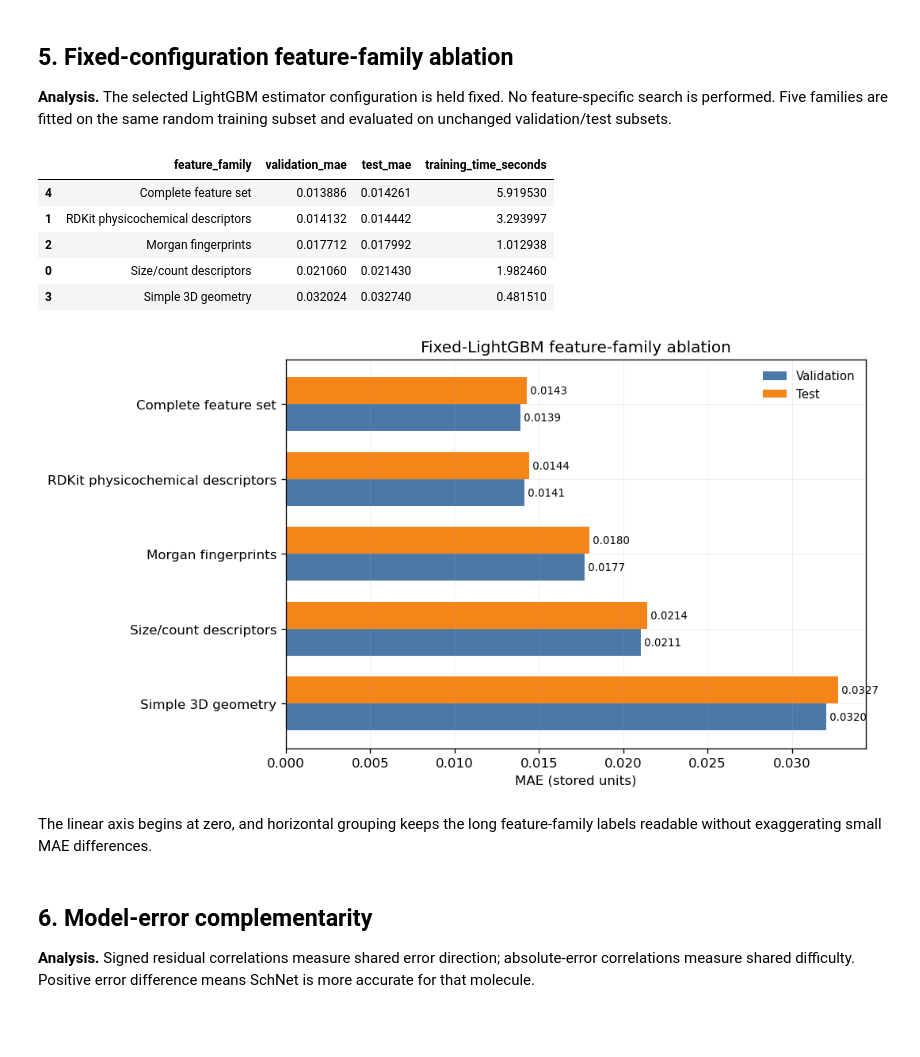
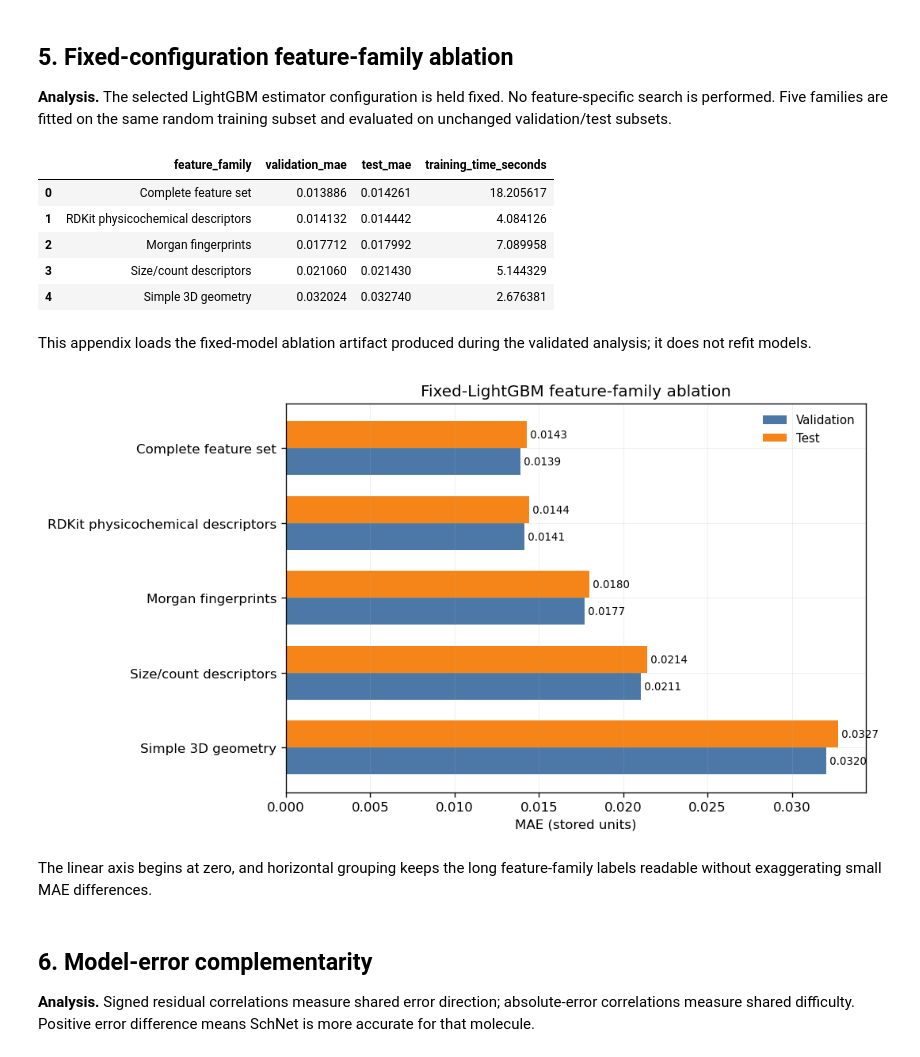
Before and after one commit to leonardodibari/MindTheGap, a Jupyter notebook: notebooks/05_additional_results_analysis.ipynb, the cells around one changed output. Drawn from its saved outputs; the diff is of its cells as text; code cells hidden in the pictures; blank space fills up the shorter version.

```diff
--- a/notebooks/05_additional_results_analysis.ipynb
+++ b/notebooks/05_additional_results_analysis.ipynb
@@ -354,69 +313,39 @@ Similarity quartiles are categorical groups ordered from most familiar to most n
 
 **Analysis.** The selected LightGBM estimator configuration is held fixed. No feature-specific search is performed. Five families are fitted on the same random training subset and evaluated on unchanged validation/test subsets.
 # %%
-best_classical = classical_metrics.query("split_strategy == 'random'").sort_values("validation_mae").iloc[0]
-selected_params = json.loads(best_classical["selected_parameters"])
-def booster():
-    return LGBMRegressor(objective="regression_l1", n_estimators=30, learning_rate=.1,
-        num_leaves=selected_params["num_leaves"], min_child_samples=selected_params["min_child_samples"],
-        subsample=.9, colsample_bytree=.5, max_bin=63, reg_lambda=1.,
-        random_state=RANDOM_STATE, n_jobs=-1, verbosity=-1)
-def dense_pipeline():
-    return Pipeline([("imputer", SimpleImputer(strategy="median")), ("regressor", booster())])
-n_fp = X_morgan.shape[1]
-X_complete = sparse.hstack([X_morgan, sparse.csr_matrix(X_rdkit), sparse.csr_matrix(X_geometry)],
-                            format="csr", dtype=np.float32)
-complete_pipeline = Pipeline([("preprocess", ColumnTransformer([
-    ("fingerprint", "passthrough", slice(0, n_fp)),
-    ("descriptors", SimpleImputer(strategy="median"), slice(n_fp, X_complete.shape[1])),
-], sparse_threshold=1.0)), ("regressor", booster())])
-ablation_specs = {
-    "Size/count descriptors": (X_size, dense_pipeline()),
-    "RDKit physicochemical descriptors": (X_rdkit, dense_pipeline()),
-    "Morgan fingerprints": (X_morgan, Pipeline([("regressor", booster())])),
-    "Simple 3D geometry": (X_geometry, dense_pipeline()),
-    "Complete feature set": (X_complete, complete_pipeline),
-}
-ablation_rows = []
-for feature_family, (matrix, pipeline) in ablation_specs.items():
-    started = time.perf_counter()
-    pipeline.fit(matrix[random_train_idx], y[random_train_idx])
-    fit_seconds = time.perf_counter() - started
-    validation_prediction = pipeline.predict(matrix[random_val_idx])
-    test_prediction = pipeline.predict(matrix[random_test_idx])
-    ablation_rows.append({"feature_family": feature_family,
-        "validation_mae": mean_absolute_error(y[random_val_idx], validation_prediction),
-        "test_mae": mean_absolute_error(y[random_test_idx], test_prediction),
-        "training_time_seconds": fit_seconds})
-ablation_table = pd.DataFrame(ablation_rows).sort_values("validation_mae")
-ablation_table.to_csv(OUTPUT_DIR / "feature_family_ablation.csv", index=False)
+ablation_table = pd.read_csv(OUTPUT_DIR / "feature_family_ablation.csv")
 display(ablation_table)
+display(Markdown(
+    "This appendix loads the fixed-model ablation artifact produced during the validated analysis; "
+    "it does not refit models."
+))
 
 plot_ablation = ablation_table.sort_values("validation_mae", ascending=False)
 fig, ax = plt.subplots(figsize=(9, 5))
 ypos = np.arange(len(plot_ablation))
 ax.barh(ypos - .18, plot_ablation["validation_mae"], height=.36, color="#4C78A8", label="Validation")
 ax.barh(ypos + .18, plot_ablation["test_mae"], height=.36, color="#F58518", label="Test")
 ax.set_yticks(ypos, plot_ablation["feature_family"])
 ax.set_xlim(left=0)
 ax.set_xlabel("MAE (stored units)")
 ax.set_title("Fixed-LightGBM feature-family ablation")
 ax.legend(frameon=False)
 for y0, value in zip(ypos - .18, plot_ablation["validation_mae"]):
     ax.text(value, y0, f" {value:.4f}", va="center", fontsize=8)
 for y0, value in zip(ypos + .18, plot_ablation["test_mae"]):
     ax.text(value, y0, f" {value:.4f}", va="center", fontsize=8)
-savefig("feature_family_ablation")
+save_figure("feature_family_ablation", OUTPUT_DIR)
 display(Markdown("The linear axis begins at zero, and horizontal grouping keeps the long feature-family labels readable without exaggerating small MAE differences."))
 # %% [output]
 |  | feature_family | validation_mae | test_mae | training_time_seconds |
-| 4 | Complete feature set | 0.013886 | 0.014261 | 5.919530 |
-| 1 | RDKit physicochemical descriptors | 0.014132 | 0.014442 | 3.293997 |
-| 2 | Morgan fingerprints | 0.017712 | 0.017992 | 1.012938 |
-| 0 | Size/count descriptors | 0.021060 | 0.021430 | 1.982460 |
-| 3 | Simple 3D geometry | 0.032024 | 0.032740 | 0.481510 |
+| 0 | Complete feature set | 0.013886 | 0.014261 | 18.205617 |
+| 1 | RDKit physicochemical descriptors | 0.014132 | 0.014442 | 4.084126 |
+| 2 | Morgan fingerprints | 0.017712 | 0.017992 | 7.089958 |
+| 3 | Size/count descriptors | 0.021060 | 0.021430 | 5.144329 |
+| 4 | Simple 3D geometry | 0.032024 | 0.032740 | 2.676381 |
+This appendix loads the fixed-model ablation artifact produced during the validated analysis; it does not refit models.
 [figure]
-The linear axis begins at zero, and horizontal grouping keeps the long feature-family labels readable without exaggerating small MAE differences.
+The linear axis begins at zero, and horizontal grouping keeps the long feature-family labels readable without exaggerating small MAE differences.
 # %% [markdown]
 ## 6. Model-error complementarity
 
```
Also changed, not shown: parts of 14 cells of this notebook, 30 other files.
